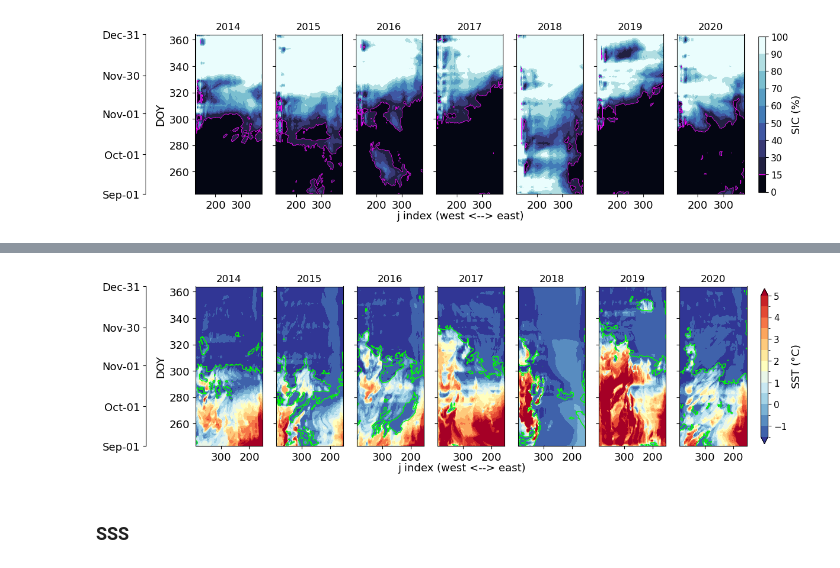
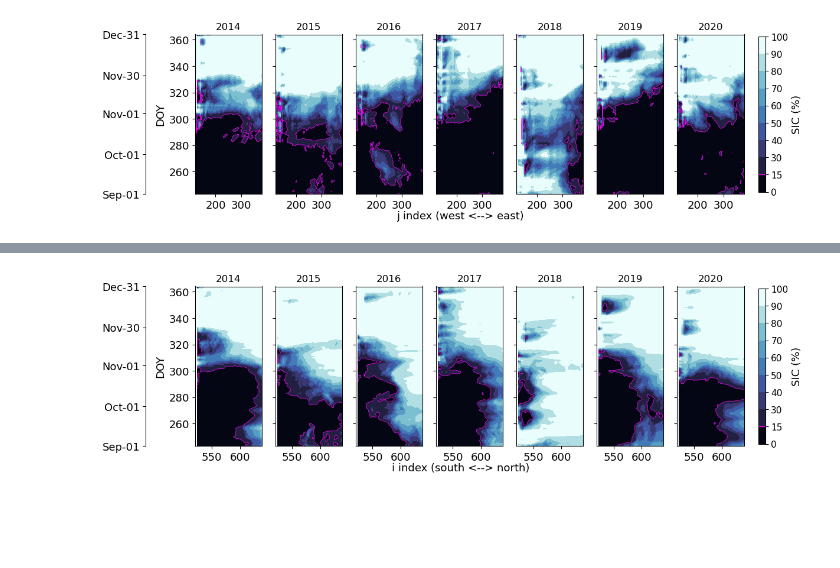
Before and after one commit to mjzahn/SASSIE_ECCO_salinity_stratification, a Jupyter notebook: notebooks/stratification_analyses/07c_beaufort_hovmoller_diagrams_all_years-box.ipynb, the cells around one changed output, grey strips where cells are left out. Cells and saved outputs as stored; diff of their text form; code cells hidden in the pictures; blank space fills up the shorter version.

```diff
--- a/notebooks/stratification_analyses/07c_beaufort_hovmoller_diagrams_all_years-box.ipynb
+++ b/notebooks/stratification_analyses/07c_beaufort_hovmoller_diagrams_all_years-box.ipynb
@@ -206,0 +267,2 @@ sst_select = theta_da.isel(i=550,j=slice(151,390),k=0)
+# %%
+sic_select = ice_da.isel(i=slice(520,640),j=slice(155,210)).where(HH_grid.mask_basin.isel(k=0,i=slice(520,640),j=slice(155,210)))
@@ -207,12 +273,15 @@ sst_select = theta_da.isel(i=550,j=slice(151,390),k=0)
+# %%
+# take average over i coord
+sic_select_mean = sic_select.mean(dim='j')
 # %%
 plt.rcParams['font.size'] = 13
 
 # Define years and contour levels
 years = range(2014, 2021)
-levels=np.arange(-1.5, 5.5, 0.5)
+levels = [0, 15, 30, 40, 50, 60, 70, 80, 90, 100]
 
 # Add DOY coordinate to the dataset
-sst_select = sst_select.assign_coords(dayofyear=sst_select.time.dt.dayofyear)
+sic_select_mean = sic_select_mean.assign_coords(dayofyear=sic_select.time.dt.dayofyear)
 
 # Create figure and subplots
 fig, axes = plt.subplots(nrows=1, ncols=7, figsize=(12, 3.5), sharey=True)
@@ -221,49 +290,46 @@ for i, year in enumerate(years):
     ax = axes[i]
 
     # Select data for the given year
-    sst_year = sst_select.sel(time=str(year))
+    ice_conc_year = sic_select_mean.sel(time=str(year))
 
     # Plot Hovmöller Diagram
-    cbar_plot = sst_year.plot.contourf(
-        ax=ax, x='j', y='dayofyear', cmap='RdYlBu_r', levels=levels, add_colorbar=False
+    cbar_plot = ice_conc_year.plot.contourf(
+        ax=ax, x='i', y='dayofyear', cmap=cmocean.cm.ice, levels=levels, add_colorbar=False
     )
 
-    # Select data for the given year
-    ice_conc_year = sic_select.sel(time=str(year))
-    # Plot contour line for 15% sea ice concentration
+    # Plot contour line for 80% sea ice concentration
     ice_conc_year.plot.contour(
-        ax=ax, x='j', y='dayofyear', levels=[15], colors='lime', linewidths=1
+        ax=ax, x='i', y='dayofyear', levels=[15], colors='magenta', linewidths=0.5
     )
 
     # Formatting
     ax.set_title(f'{year}', fontsize=12)
-    ax.set_xlim(390, 153)
+    # ax.set_xlim(390, 153)
     ax.set_ylim(243, 364)
     ax.set_ylabel("")
     ax.set_xlabel("")
 
 # Create a secondary y-axis on the left for Month-Day labels
 secax = axes[0].secondary_yaxis('left')
 doy_ticks = [243, 273, 304, 333, 364]
 secax.set_yticks(doy_ticks)
 secax.set_yticklabels([mdates.num2date(d).strftime('%b-%d') for d in doy_ticks])
 secax.set_ylabel("")
 secax.spines['left'].set_position(('outward', 60))
 
 # Add shared y-axis label
 axes[0].set_ylabel('DOY')
 
 # Add shared x-axis label
-fig.text(0.5, -0.01, 'j index (west <--> east)', ha='center', fontsize=13)
+fig.text(0.5, -0.01, 'i index (south <--> north)', ha='center', fontsize=13)
 
 # Add a single colorbar below the entire figure, outside the subplot bounds
 cbar_ax = fig.add_axes([0.92, 0.12, 0.01, 0.75])  # left, bottom, width, height
 cbar = fig.colorbar(cbar_plot, cax=cbar_ax, orientation='vertical')
-cbar.set_label("SST ($\degree$C)")
+cbar.set_label("SIC (%)")
+cbar.ax.axhline(y=15, color='magenta', linewidth=1)
 cbar.ax.tick_params(labelsize=11)
 
 plt.show()
 # %% [output]
-[figure, old version]
+[figure, new version]
-# %% [markdown]
-### SSS
```
Also changed, not shown: parts of 34 cells of this notebook, 2 other files.
